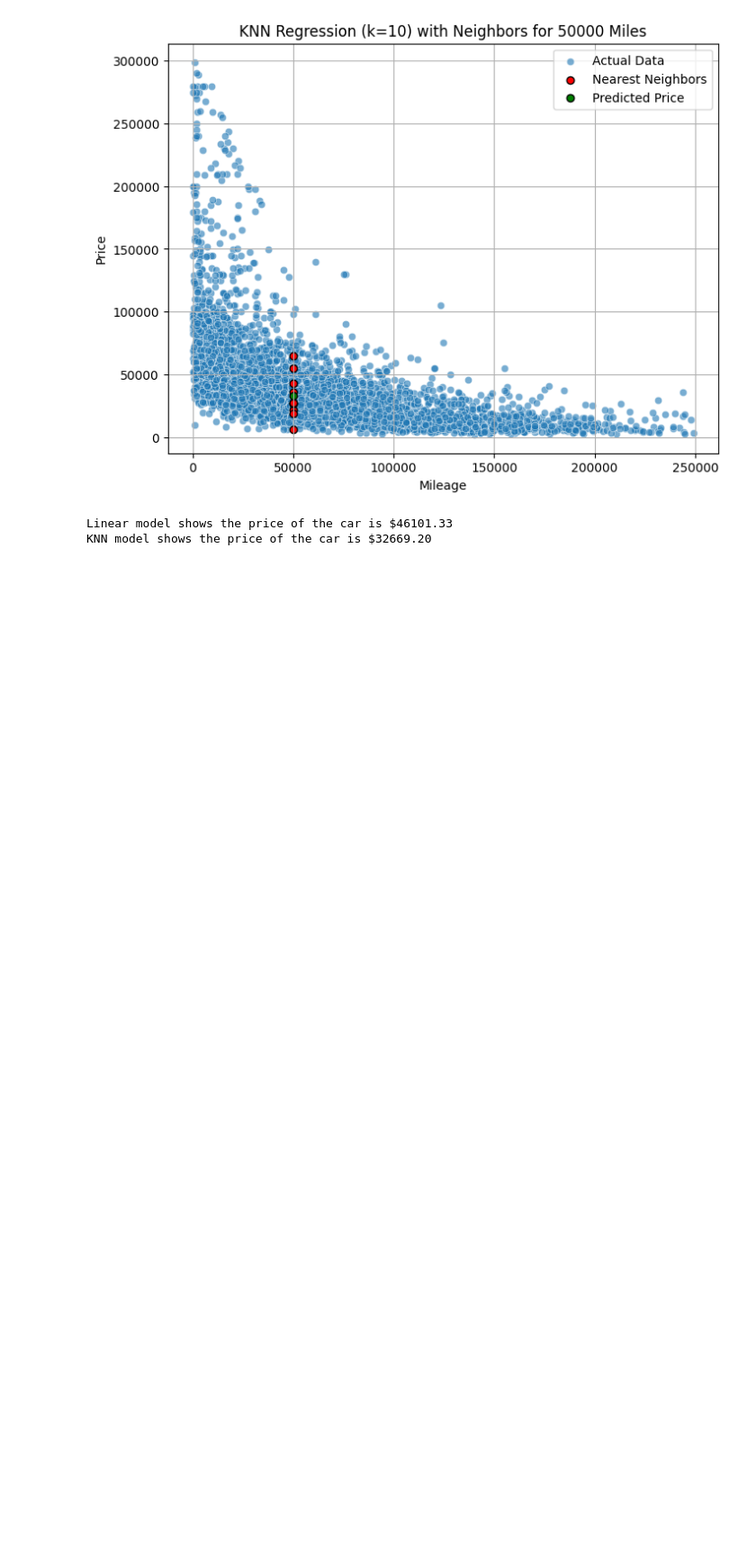
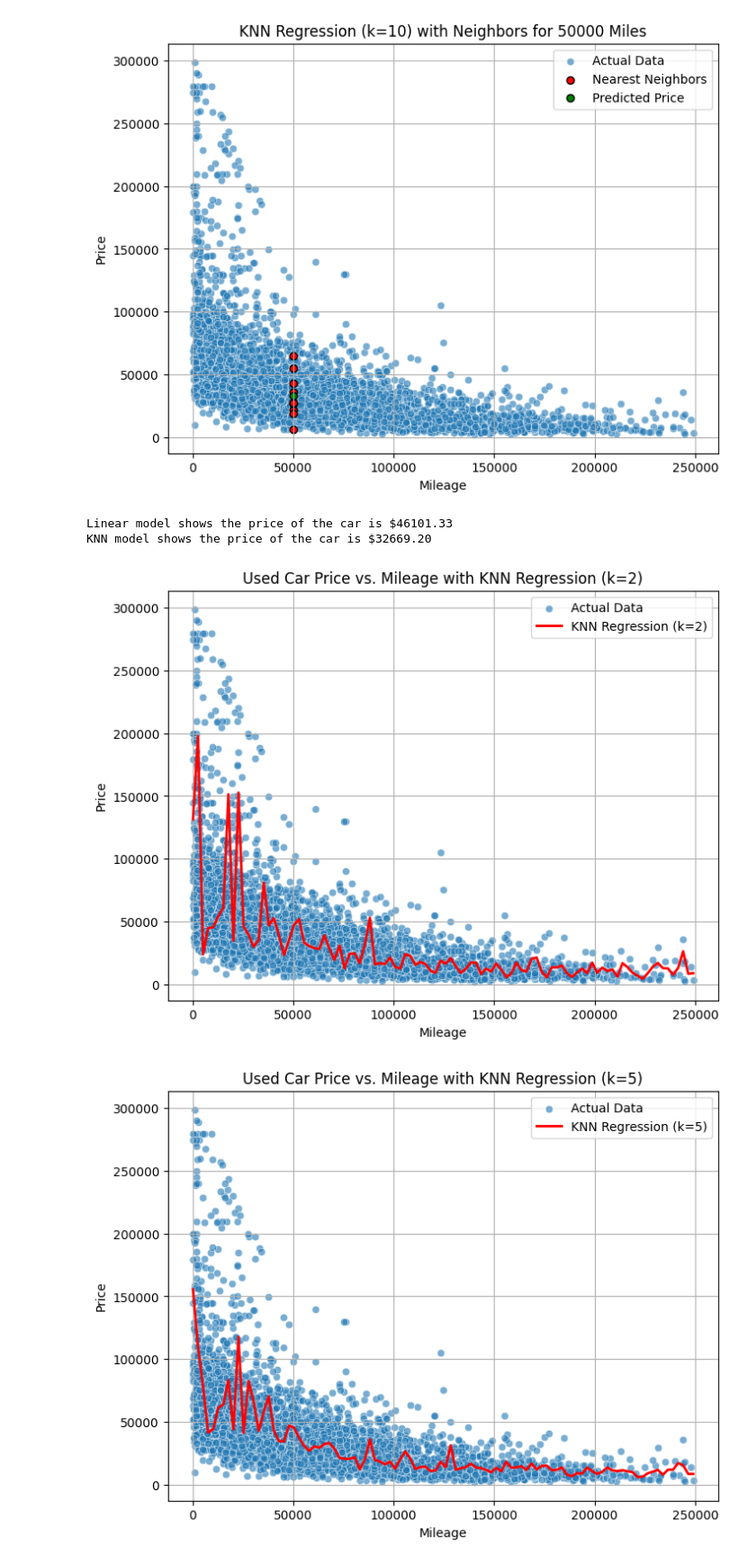
Before and after one commit to zhou1126/Marquette_teaching_finance, a Jupyter notebook: class4_usedcar.ipynb, the cells around one changed output. Shown at 90% size. Saved outputs shown, nothing was run; the diff lists cells and outputs as text; code cells hidden in the pictures; blank space fills up the shorter version.

```diff
--- a/class4_usedcar.ipynb
+++ b/class4_usedcar.ipynb
@@ -203,3 +205,42 @@ plot_knn_with_neighbors(k=k, mileage_example=50000)
 [figure]
 Linear model shows the price of the car is $46101.33
 KNN model shows the price of the car is $32669.20
+# %%
+# define a function to plot with argument k, X, y
+def knn_graph(k, X, y):
+
+    # Create and train KNN model
+    knn = KNeighborsRegressor(n_neighbors=k)
+    knn.fit(X, y)
+
+    # Generate predictions
+    mileage_range = np.linspace(X.min(), X.max(), 100).reshape(-1, 1)
+    price_pred = knn.predict(mileage_range)
+
+    # Ensure prices are non-negative
+    price_pred = np.maximum(price_pred, 0)
+
+    # Plot scatter plot
+    plt.figure(figsize=(8, 6))
+    sns.scatterplot(data=used_car_df, x="mileage_num", y="price_num", alpha=0.6, label="Actual Data")
+
+    # Plot KNN regression curve
+    plt.plot(mileage_range, price_pred, color="red", linewidth=2, label=f"KNN Regression (k={k})")
+
+    # Labels and title
+    plt.xlabel("Mileage")
+    plt.ylabel("Price")
+    plt.title(f"Used Car Price vs. Mileage with KNN Regression (k={k})")
+    plt.legend()
+    plt.grid(True)
+
+    # Show plot
+    plt.show()
+
+k_list = [2, 5, 10, 100, 1000, 2000]
+
+for k_ in k_list:
+    knn_graph(k_, X, y)
+# %% [output]
+[figure, added]
+[figure, added]
```
Also changed, not shown: parts of 6 cells of this notebook.
